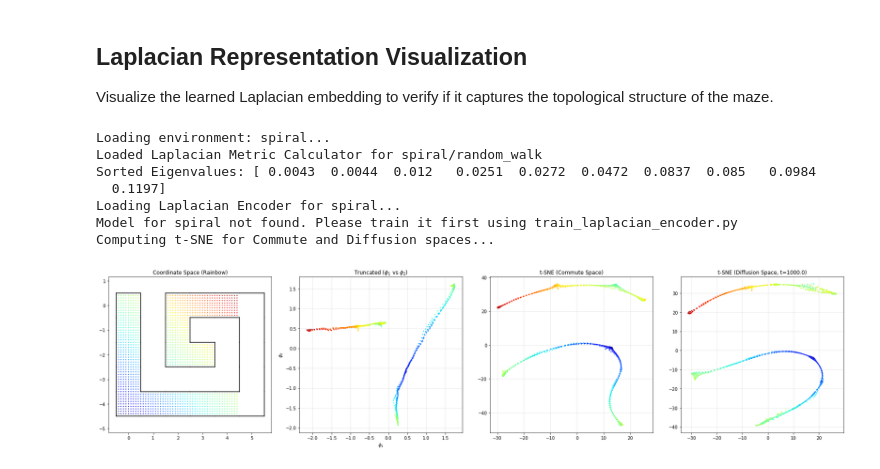
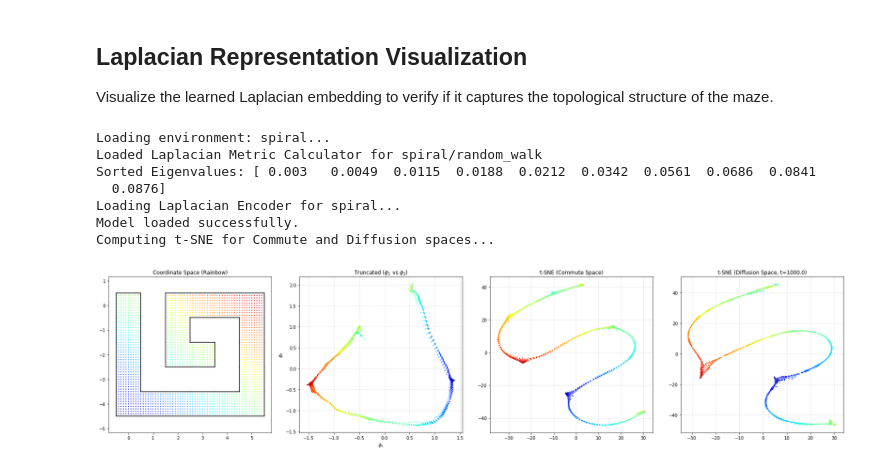
Before and after one commit to HiverXD/edl, a Jupyter notebook: notebooks/square_maze_laplacian_visualization.ipynb, the cells around one changed output. Cells and saved outputs as stored; diff of their text form; code cells hidden in the pictures.

```diff
--- a/notebooks/square_maze_laplacian_visualization.ipynb
+++ b/notebooks/square_maze_laplacian_visualization.ipynb
@@ -25,33 +22,33 @@ Visualize the learned Laplacian embedding to verify if it captures the topologic
 # %%
 # 1. Setup Environment and Model
 maze_type = "spiral"  # Change this to 'square_a' or 'spiral' if needed
-exp_type = "random_walk"
+exp_name = "random_walk"
 print("Loading environment: {}...".format(maze_type))
 env = Env(n=1, maze_type=maze_type, use_antigoal=False)
-calc = LaplacianMetricCalculator(maze_type=maze_type, exp_name=exp_type)
+calc = LaplacianMetricCalculator(maze_type=maze_type, exp_name=exp_name)
 metric_fn = lambda S, s0: calc.calculate_distance(S, s0, mode="commute")
 
 print("Loading Laplacian Encoder for {}...".format(maze_type))
 try:
-    phi_encoder = load_laplacian_encoder(maze_type=maze_type)
+    phi_encoder = load_laplacian_encoder(maze_type=maze_type, experiment_name=exp_name)
     print("Model loaded successfully.")
 except FileNotFoundError:
     print("Model for {} not found. Please train it first using train_laplacian_encoder.py".format(maze_type))
     # Fallback for testing if model doesn't exist (random encoder)
     # phi_encoder = lambda x: torch.randn(x.shape[0], 20)
 
 # 2. Visualize Embedding
 if 'phi_encoder' in locals():
     fig, ax_arr = plt.subplots(1, 4, figsize=(24, 6))
     visualize_laplacian_embedding(env, calc, grid_resolution=0.1, t=1000.0, ax_arr=ax_arr)
     plt.tight_layout()
     plt.show()
 # %% [output]
 Loading environment: spiral...
 Loaded Laplacian Metric Calculator for spiral/random_walk
-Sorted Eigenvalues: [ 0.0043  0.0044  0.012   0.0251  0.0272  0.0472  0.0837  0.085   0.0984
-  0.1197]
+Sorted Eigenvalues: [ 0.003   0.0049  0.0115  0.0188  0.0212  0.0342  0.0561  0.0686  0.0841
+  0.0876]
 Loading Laplacian Encoder for spiral...
-Model for spiral not found. Please train it first using train_laplacian_encoder.py
+Model loaded successfully.
 Computing t-SNE for Commute and Diffusion spaces...
-[figure, old version]
+[figure, new version]
```
Also changed, not shown: parts of 1 cell of this notebook, 9 other files.
